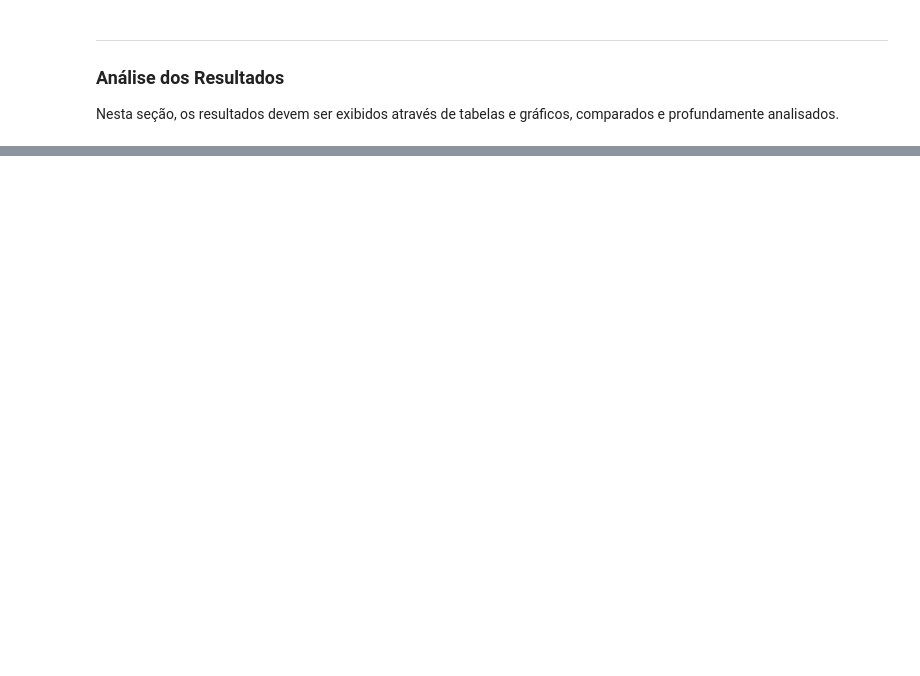
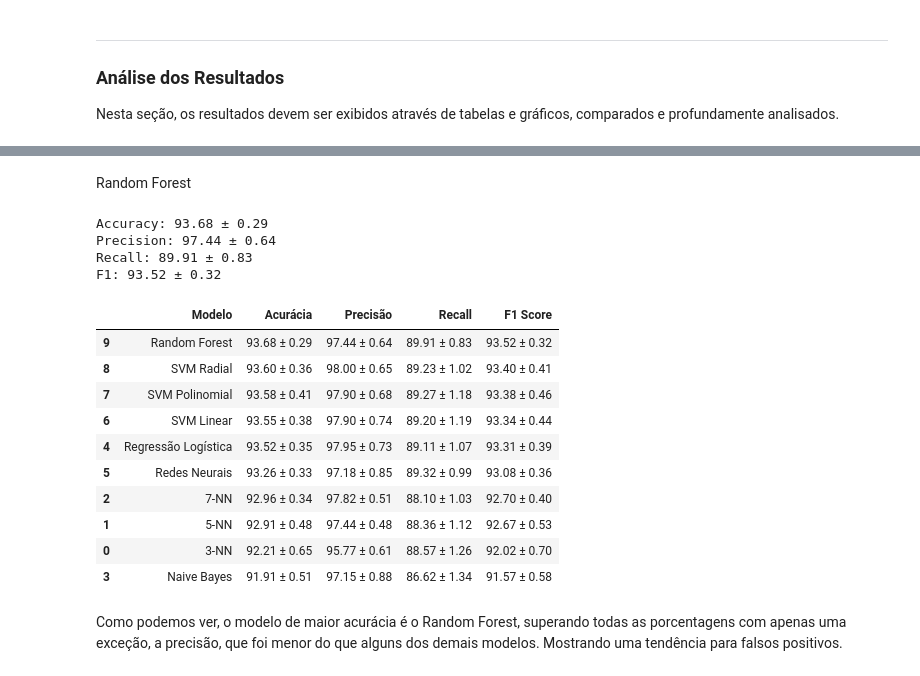
Before and after one commit to guisantoxxx/trabalho-AM, a Jupyter notebook: tentativa_cluster_one_hot_encoding.ipynb, the cells around one changed output, grey strips where cells are left out. Saved outputs shown, nothing was run; the diff lists cells and outputs as text; code cells hidden in the pictures; blank space fills up the shorter version.

Commit message:
termino do notebook, pronto para iniciar o relatório

```diff
--- a/tentativa_cluster_one_hot_encoding.ipynb
+++ b/tentativa_cluster_one_hot_encoding.ipynb
@@ -891,0 +1067,18 @@ Nesta seção, os resultados devem ser exibidos através de tabelas e gráficos,
+# %%
+knn = KNeighborsClassifier(n_neighbors=3)
+cv_results = cross_validate(
+    knn, X, y, scoring=scoring, cv=5, return_train_score=False
+)
+
+values = []
+
+for metric in scoring:
+    mean_score = cv_results["test_" + metric].mean()
+    std_score = cv_results["test_" + metric].std()
+    values.append(
+        f"{mean_score * 100:.2f} ± {std_score * 100:.2f}"
+    )
+    print(f"{metric.capitalize()}: {mean_score * 100:.2f} ± {std_score * 100:.2f}")
+
+new_row = {'Modelo': '3-NN', 'Acurácia': values[0], 'Precisão': values[1], 'Recall': values[2], 'F1 Score': values[3]}
+resultados = pd.concat([resultados, pd.DataFrame([new_row])], ignore_index=True)
@@ -891,0 +1316,47 @@ Nesta seção, os resultados devem ser exibidos através de tabelas e gráficos,
+# %% [markdown]
+Random Forest
+# %%
+random_forest = RandomForestClassifier(n_estimators=150)
+cv_results = cross_validate(
+    random_forest, X, y, scoring=scoring, cv=5, return_train_score=False
+)
+
+values = []
+
+for metric in scoring:
+    mean_score = cv_results["test_" + metric].mean()
+    std_score = cv_results["test_" + metric].std()
+    values.append(f"{mean_score * 100:.2f} ± {std_score * 100:.2f}")
+    print(f"{metric.capitalize()}: {mean_score * 100:.2f} ± {std_score * 100:.2f}")
+
+new_row = {
+    "Modelo": "Random Forest",
+    "Acurácia": values[0],
+    "Precisão": values[1],
+    "Recall": values[2],
+    "F1 Score": values[3],
+}
+resultados = pd.concat([resultados, pd.DataFrame([new_row])], ignore_index=True)
+# %% [output]
+Accuracy: 93.68 ± 0.29
+Precision: 97.44 ± 0.64
+Recall: 89.91 ± 0.83
+F1: 93.52 ± 0.32
+# %%
+resultados = resultados.sort_values(by="Acurácia", ascending=False)
+# %%
+resultados
+# %% [output]
+|  | Modelo | Acurácia | Precisão | Recall | F1 Score |
+| 9 | Random Forest | 93.68 ± 0.29 | 97.44 ± 0.64 | 89.91 ± 0.83 | 93.52 ± 0.32 |
+| 8 | SVM Radial | 93.60 ± 0.36 | 98.00 ± 0.65 | 89.23 ± 1.02 | 93.40 ± 0.41 |
+| 7 | SVM Polinomial | 93.58 ± 0.41 | 97.90 ± 0.68 | 89.27 ± 1.18 | 93.38 ± 0.46 |
+| 6 | SVM Linear | 93.55 ± 0.38 | 97.90 ± 0.74 | 89.20 ± 1.19 | 93.34 ± 0.44 |
+| 4 | Regressão Logística | 93.52 ± 0.35 | 97.95 ± 0.73 | 89.11 ± 1.07 | 93.31 ± 0.39 |
+| 5 | Redes Neurais | 93.26 ± 0.33 | 97.18 ± 0.85 | 89.32 ± 0.99 | 93.08 ± 0.36 |
+| 2 | 7-NN | 92.96 ± 0.34 | 97.82 ± 0.51 | 88.10 ± 1.03 | 92.70 ± 0.40 |
+| 1 | 5-NN | 92.91 ± 0.48 | 97.44 ± 0.48 | 88.36 ± 1.12 | 92.67 ± 0.53 |
+| 0 | 3-NN | 92.21 ± 0.65 | 95.77 ± 0.61 | 88.57 ± 1.26 | 92.02 ± 0.70 |
+| 3 | Naive Bayes | 91.91 ± 0.51 | 97.15 ± 0.88 | 86.62 ± 1.34 | 91.57 ± 0.58 |
+# %% [markdown]
+Como podemos ver, o modelo de maior acurácia é o Random Forest, superando todas as porcentagens com apenas uma exceção, a precisão, que foi menor do que alguns dos demais modelos. Mostrando uma tendência para falsos positivos.
```
Also changed, not shown: parts of 60 cells of this notebook, 2 other files.
